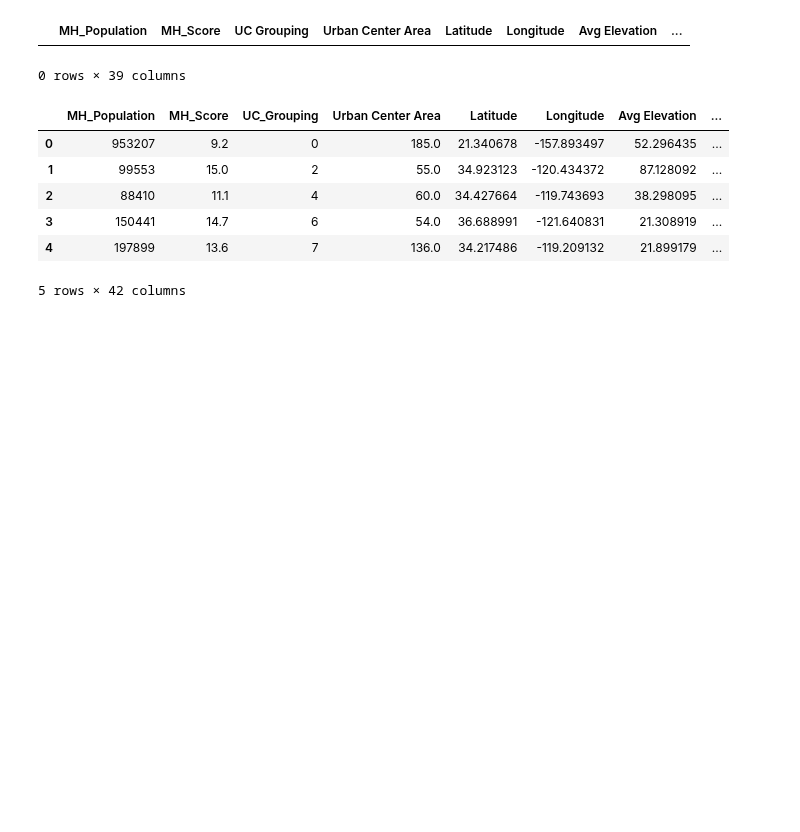
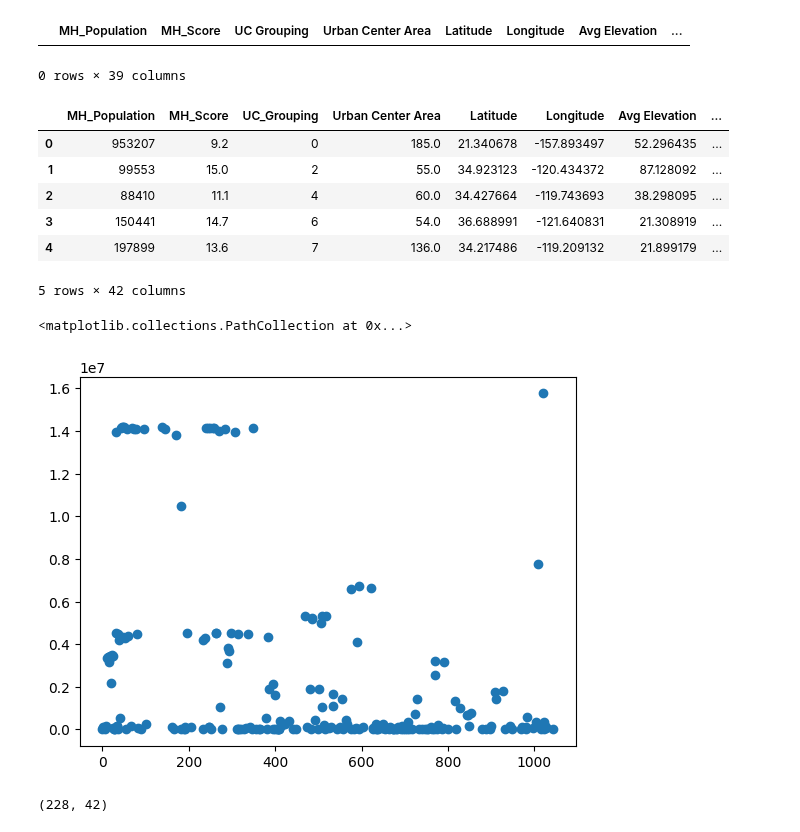
Before and after one commit to shuting2023/Natures_Rx, a Jupyter notebook: MergedDataset.ipynb, the cells around one changed output. Drawn from its saved outputs; the diff is of its cells as text; code cells hidden in the pictures; blank space fills up the shorter version.

Commit message:
Removed outliers from merged dataset based on Urban Center population differences between datasets and geographical outliers

```diff
--- a/MergedDataset.ipynb
+++ b/MergedDataset.ipynb
@@ -111,7 +112,7 @@ dfagg[dfagg['UC Grouping'].duplicated()]
 |  | MH_Population | MH_Score | UC Grouping | Urban Center Area | Latitude | Longitude | Avg Elevation | ... |
 0 rows × 39 columns
 # %%
-dfagg['PopulationDelta'] = df['Population'] - df['MH_Population']
+dfagg['PopulationDelta'] = np.abs(df['Population'] - df['MH_Population'])
 dfagg['PopDensity_MH'] = df['MH_Population'] / df['Urban Center Area']
 dfagg['PopDensity_GS'] = df['Population'] / df['Urban Center Area']
 dfagg.head()
@@ -123,3 +124,12 @@ dfagg.head()
 | 3 | 150441 | 14.7 | 6 | 54.0 | 36.688991 | -121.640831 | 21.308919 | ... |
 | 4 | 197899 | 13.6 | 7 | 136.0 | 34.217486 | -119.209132 | 21.899179 | ... |
 5 rows × 42 columns
+# %%
+plt.scatter(dfagg['UC_Grouping'], dfagg['PopulationDelta'])
+# %% [output]
+<matplotlib.collections.PathCollection at 0x...>
+[figure, added]
+# %%
+dfagg.shape
+# %% [output]
+(228, 42)
```
Also changed, not shown: parts of 7 cells of this notebook.
